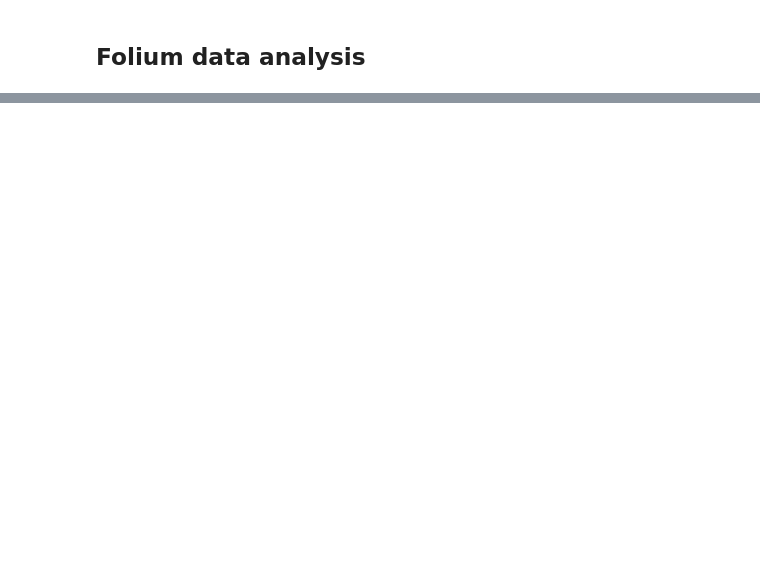
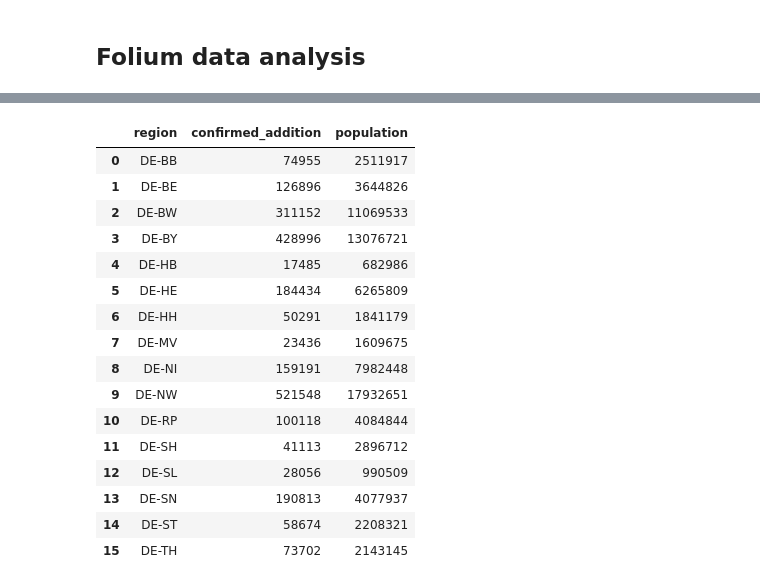
Before and after one commit to viggo-gascou/fyp2022p01g06, a Jupyter notebook: Notebooks/Group_F_proj.ipynb, the cells around one changed output, grey strips where cells are left out. Cells and saved outputs as stored; diff of their text form; code cells hidden in the pictures; blank space fills up the shorter version.

```diff
--- a/Notebooks/Group_F_proj.ipynb
+++ b/Notebooks/Group_F_proj.ipynb
@@ -36,10 +105,12 @@ date_agg["SolarRadiation"]["mean"][:10].plot.barh(figsize=(15,12));
 #Initialize a folium map centered on your country of study
 geo_json_path='../data/raw/shapefiles/de.geojson'
 corona_df=pd.read_csv('../data/raw/corona/de_corona.csv',sep='\t')
-with open('../data/raw/metadata/de_metadata.json','r') as f:
+with open('../data/raw/metadata/de_metadata.json','r', encoding="utf8") as f:
     country_metadata=json.load(f)
-a=folium.Map(location=[51.1657,10.4515],zoom_start=6,crs='EPSG3857',max_zoom = 7, min_zoom = 5)
+a=folium.Map(location=[51.1657,10.4515],zoom_start=6,crs='EPSG3857',
+    zoom_control=False, scrollWheelZoom=False,dragging=False)
 
+#Adding the geodata and a layercontrol to the map
 folium.GeoJson(geo_json_path, name = "geojson").add_to(a)
 folium.LayerControl().add_to(a)
 a
@@ -46,13 +119,39 @@ a
 # %%
-region_map = {country_metadata["country_metadata"][i]["covid_region_code"]: country_metadata["country_metadata"][i]["iso3166-2_code"] for i in range(len(country_metadata["country_metadata"]))}
+#Defining the region map as dictionary that converts the "full name" of the regions to their respective iso code
+region_map = {country_metadata["country_metadata"][i]["covid_region_code"]:
+    country_metadata["country_metadata"][i]["iso3166-2_code"] for i in range(len(country_metadata["country_metadata"]))}
 
+#Creating a corona dataframe
 corona_df["region"] = corona_df["region_code"].map(region_map)
+corona_df
 
+#Creating a corona dataframe and grouping by region
 corona_df_by_region = corona_df.groupby(by = "region" ) ["confirmed_addition"].sum().reset_index()
 
-population_map = {country_metadata["country_metadata"][i]["iso3166-2_code"]: country_metadata["country_metadata"][i]["population"] for i in range(len(country_metadata["country_metadata"]))}
+#Defining a population map as a dictionary to convert the "full name" of the region to their iso code
+population_map = {country_metadata["country_metadata"][i]["iso3166-2_code"]:
+    country_metadata["country_metadata"][i]["population"] for i in range(len(country_metadata["country_metadata"]))}
 
+#Adding the population to the corona by region dataframe
 corona_df_by_region["population"] = corona_df_by_region["region"].map(population_map)
 
 corona_df_by_region
+# %% [output]
+|  | region | confirmed_addition | population |
+| 0 | DE-BB | 74955 | 2511917 |
+| 1 | DE-BE | 126896 | 3644826 |
+| 2 | DE-BW | 311152 | 11069533 |
+| 3 | DE-BY | 428996 | 13076721 |
+| 4 | DE-HB | 17485 | 682986 |
+| 5 | DE-HE | 184434 | 6265809 |
+| 6 | DE-HH | 50291 | 1841179 |
+| 7 | DE-MV | 23436 | 1609675 |
+| 8 | DE-NI | 159191 | 7982448 |
+| 9 | DE-NW | 521548 | 17932651 |
+| 10 | DE-RP | 100118 | 4084844 |
+| 11 | DE-SH | 41113 | 2896712 |
+| 12 | DE-SL | 28056 | 990509 |
+| 13 | DE-SN | 190813 | 4077937 |
+| 14 | DE-ST | 58674 | 2208321 |
+| 15 | DE-TH | 73702 | 2143145 |
 # %%
```
Also changed, not shown: parts of 11 cells of this notebook.
